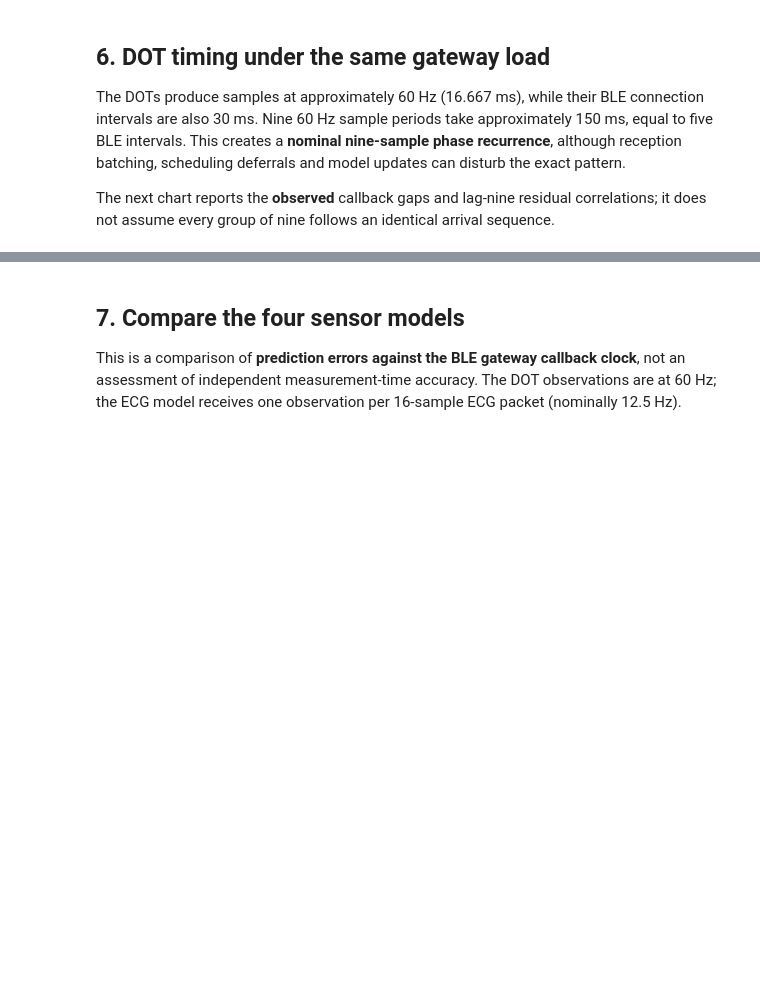
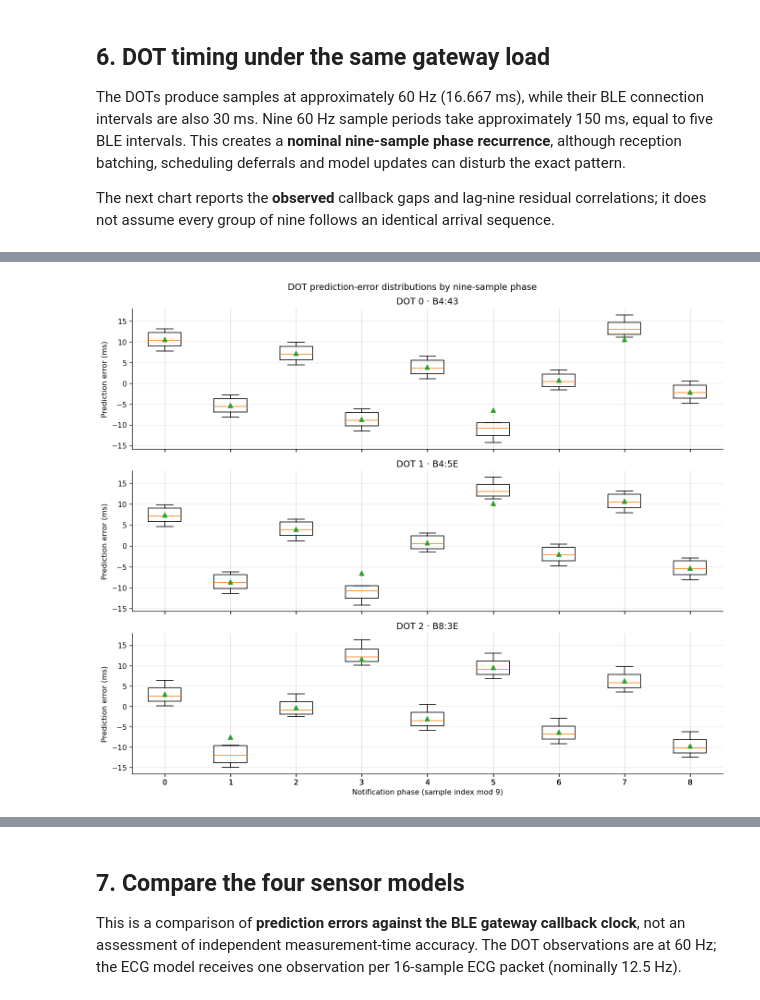
Before and after one commit to Nexus-N3/nexus-n3-ble-tooling, a Jupyter notebook: notebooks/01_ClockMesh_BLE_Notification_Timing.ipynb, the cells around one changed output, grey strips where cells are left out. Cells and saved outputs as stored; diff of their text form; code cells hidden in the pictures; blank space fills up the shorter version.

```diff
--- a/notebooks/01_ClockMesh_BLE_Notification_Timing.ipynb
+++ b/notebooks/01_ClockMesh_BLE_Notification_Timing.ipynb
@@ -272,3 +282,85 @@ display(pd.DataFrame(records).set_index("sensor").round(4))
 | DOT 0 · B4:43 | 1454 | 1.1491 | 8.4045 | 0.9663 |
 | DOT 1 · B4:5E | 1454 | 1.1259 | 8.4071 | 0.9495 |
 | DOT 2 · B8:3E | 1454 | 0.3205 | 8.4456 | 0.9917 |
+# %%
+# DOT nine-phase prediction-error variance decomposition
+
+phase_tables = []
+variance_results = []
+
+fig, axes = plt.subplots(3, 1, figsize=(12, 10), sharex=True)
+
+for ax, (sensor_id, g) in zip(axes, de.groupby("sensor_id", sort=True)):
+    g = g.sort_values("raw_dot_timestamp_us").reset_index(drop=True)
+    label = f"DOT {sensor_id} · {g['address'].iloc[0][-5:]}"
+
+    errors = g["latest_prediction_error_ns"].to_numpy(dtype=float) / 1e6
+    phases = np.arange(len(errors)) % 9
+
+    df = pd.DataFrame({"phase": phases, "error_ms": errors})
+
+    stats = df.groupby("phase")["error_ms"].agg(
+        n="count",
+        mean_ms="mean",
+        sigma_ms=lambda x: x.std(ddof=0),
+        min_ms="min",
+        max_ms="max",
+    )
+
+    # Population variance decomposition
+    overall_mean = errors.mean()
+    overall_var = errors.var(ddof=0)
+
+    between_var = np.average(
+        (stats["mean_ms"] - overall_mean) ** 2,
+        weights=stats["n"],
+    )
+
+    within_var = np.average(
+        stats["sigma_ms"] ** 2,
+        weights=stats["n"],
+    )
+
+    variance_results.append({
+        "sensor": label,
+        "overall_sigma_ms": np.sqrt(overall_var),
+        "between_phase_sigma_ms": np.sqrt(between_var),
+        "within_phase_sigma_ms": np.sqrt(within_var),
+        "between_variance_pct": 100 * between_var / overall_var,
+        "within_variance_pct": 100 * within_var / overall_var,
+    })
+
+    phase_tables.append(stats.assign(sensor=label).reset_index())
+
+    # Distribution of prediction errors within each phase
+    ax.boxplot(
+        [errors[phases == p] for p in range(9)],
+        positions=np.arange(9),
+        showfliers=False,
+        showmeans=True,
+    )
+
+    ax.set_title(label)
+    ax.set_ylabel("Prediction error (ms)")
+    ax.grid(axis="y", alpha=0.25)
+
+axes[-1].set_xlabel("Notification phase (sample index mod 9)")
+plt.suptitle("DOT prediction-error distributions by nine-sample phase")
+plt.tight_layout()
+plt.show()
+
+print("Variance decomposition")
+display(
+    pd.DataFrame(variance_results)
+    .set_index("sensor")
+    .round(4)
+)
+
+print("Statistics for each of the nine phases")
+display(
+    pd.concat(phase_tables, ignore_index=True)
+    .set_index(["sensor", "phase"])
+    .round(4)
+)
+# %% [output]
+[figure, added]
```
Also changed, not shown: parts of 4 cells of this notebook, 9 other files.
